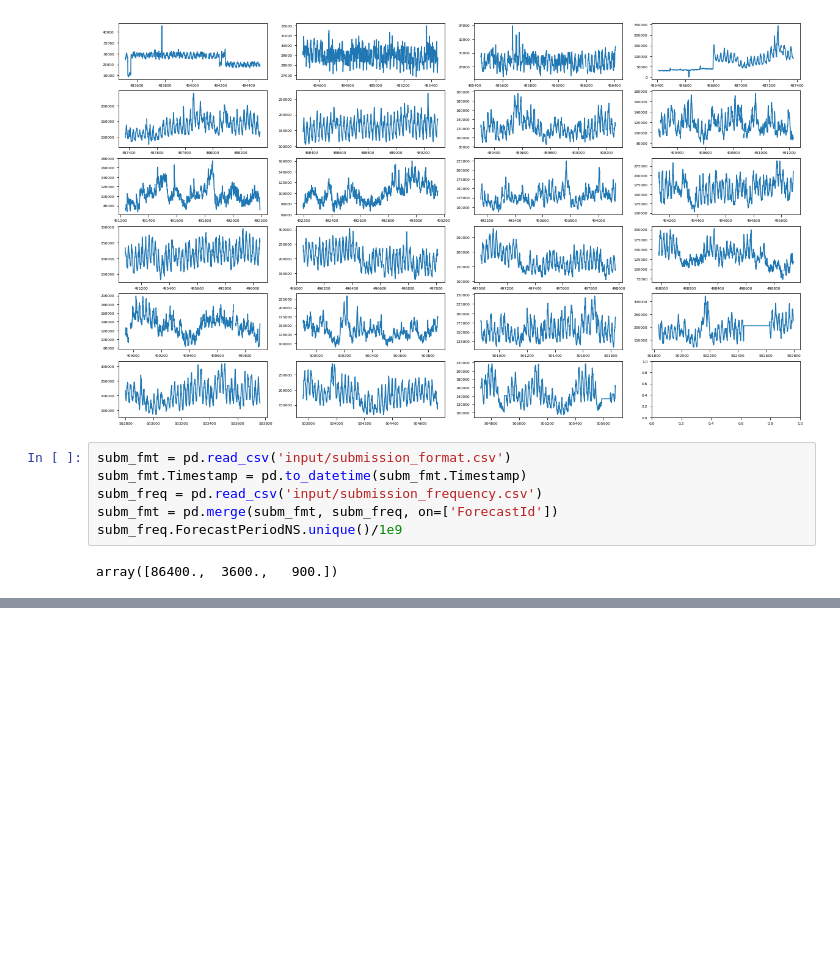
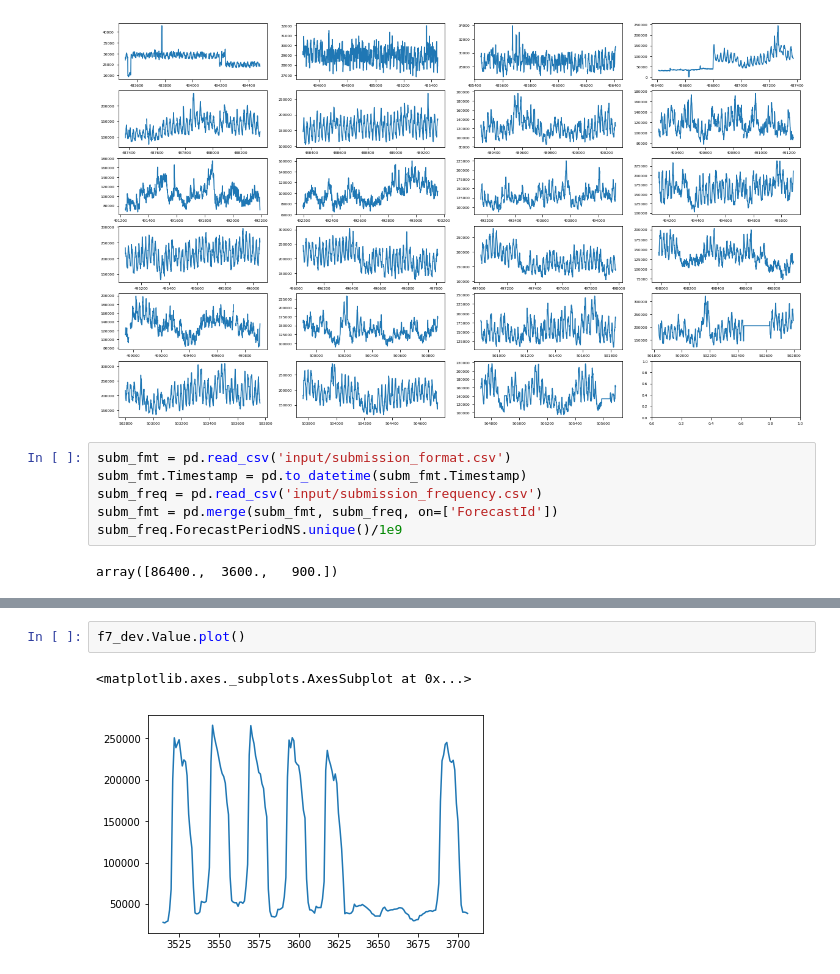
Before and after one commit to cxz/notebooks, a Jupyter notebook: energy_consumption/Draft.ipynb, the cells around one changed output, grey strips where cells are left out. Saved outputs shown, nothing was run; the diff lists cells and outputs as text; blank space fills up the shorter version.

```diff
--- a/energy_consumption/Draft.ipynb
+++ b/energy_consumption/Draft.ipynb
@@ -175,0 +247,5 @@ array([86400.,  3600.,   900.])
+# %%
+f7_dev.Value.plot()
+# %% [output]
+<matplotlib.axes._subplots.AxesSubplot at 0x...>
+[figure, added]
```
Also changed, not shown: parts of 20 cells of this notebook.
